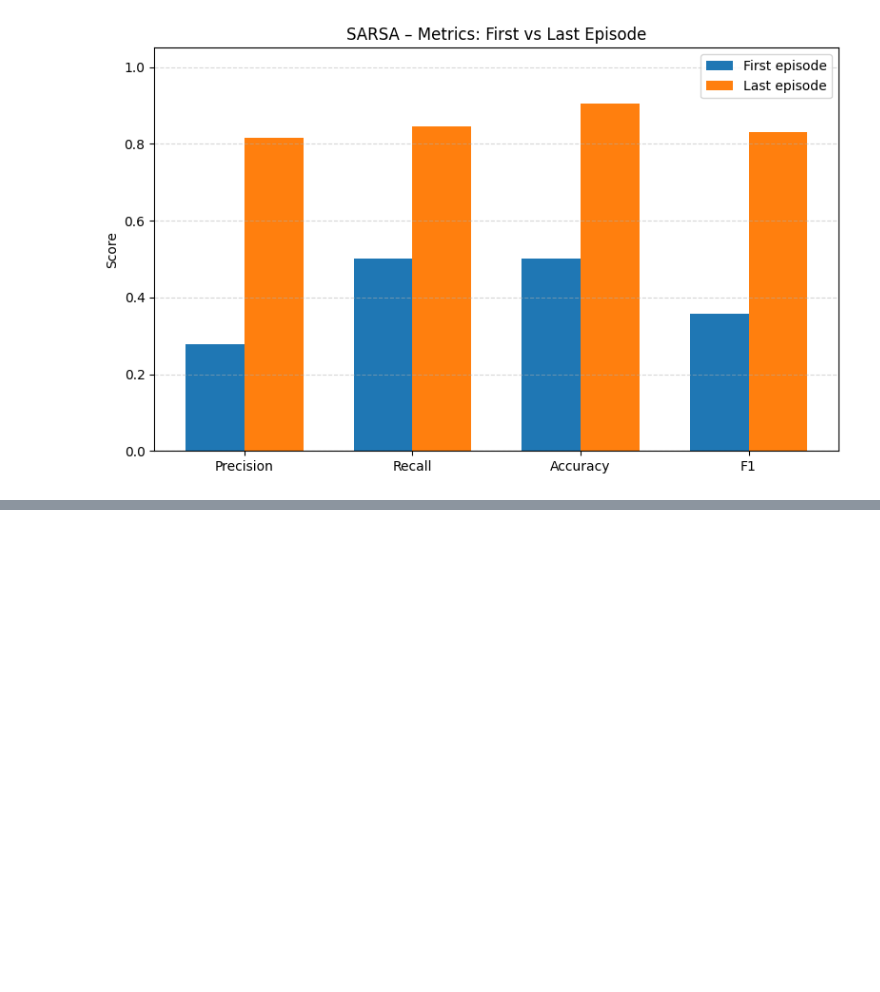
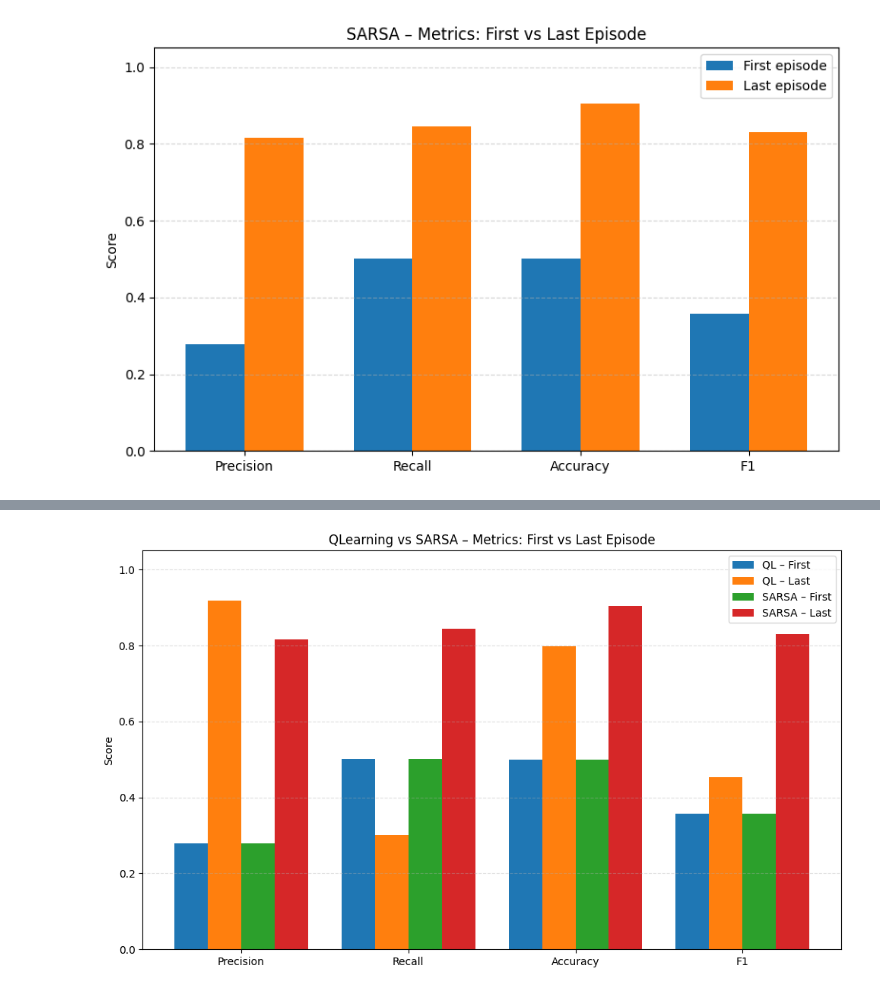
Before and after one commit to vmbobato/RL-Firewall, a Jupyter notebook: notebooks/visualization.ipynb, the cells around one changed output, grey strips where cells are left out. Cells and saved outputs as stored; diff of their text form; code cells hidden in the pictures; blank space fills up the shorter version.

```diff
--- a/notebooks/visualization.ipynb
+++ b/notebooks/visualization.ipynb
@@ -248,0 +282,34 @@ plt.show()
+# %%
+ql_first = results["QLearning"]["summary"]["first"]
+ql_last = results["QLearning"]["summary"]["last"]
+sa_first = results["SARSA"]["summary"]["first"]
+sa_last = results["SARSA"]["summary"]["last"]
+
+metrics = ["precision", "recall", "accuracy", "f1"]
+
+ql_first_vals = [ql_first[m] for m in metrics]
+ql_last_vals = [ql_last[m]  for m in metrics]
+sa_first_vals = [sa_first[m] for m in metrics]
+sa_last_vals = [sa_last[m]  for m in metrics]
+
+x = np.arange(len(metrics))
+width = 0.2
+
+plt.figure(figsize=(10, 6))
+
+plt.bar(x - 1.5*width, ql_first_vals, width, label="QL – First")
+plt.bar(x - 0.5*width, ql_last_vals, width, label="QL – Last")
+plt.bar(x + 0.5*width, sa_first_vals, width, label="SARSA – First")
+plt.bar(x + 1.5*width, sa_last_vals, width, label="SARSA – Last")
+
+plt.xticks(x, [m.capitalize() for m in metrics])
+plt.ylabel("Score")
+plt.ylim(0, 1.05)
+plt.title("QLearning vs SARSA – Metrics: First vs Last Episode")
+plt.legend()
+plt.grid(axis="y", linestyle="--", alpha=0.4)
+plt.tight_layout()
+plt.savefig('../results/combined/metrics_comparison.png')
+plt.show()
+# %% [output]
+[figure, added]
```
Also changed, not shown: parts of 3 cells of this notebook, 2 other files.
